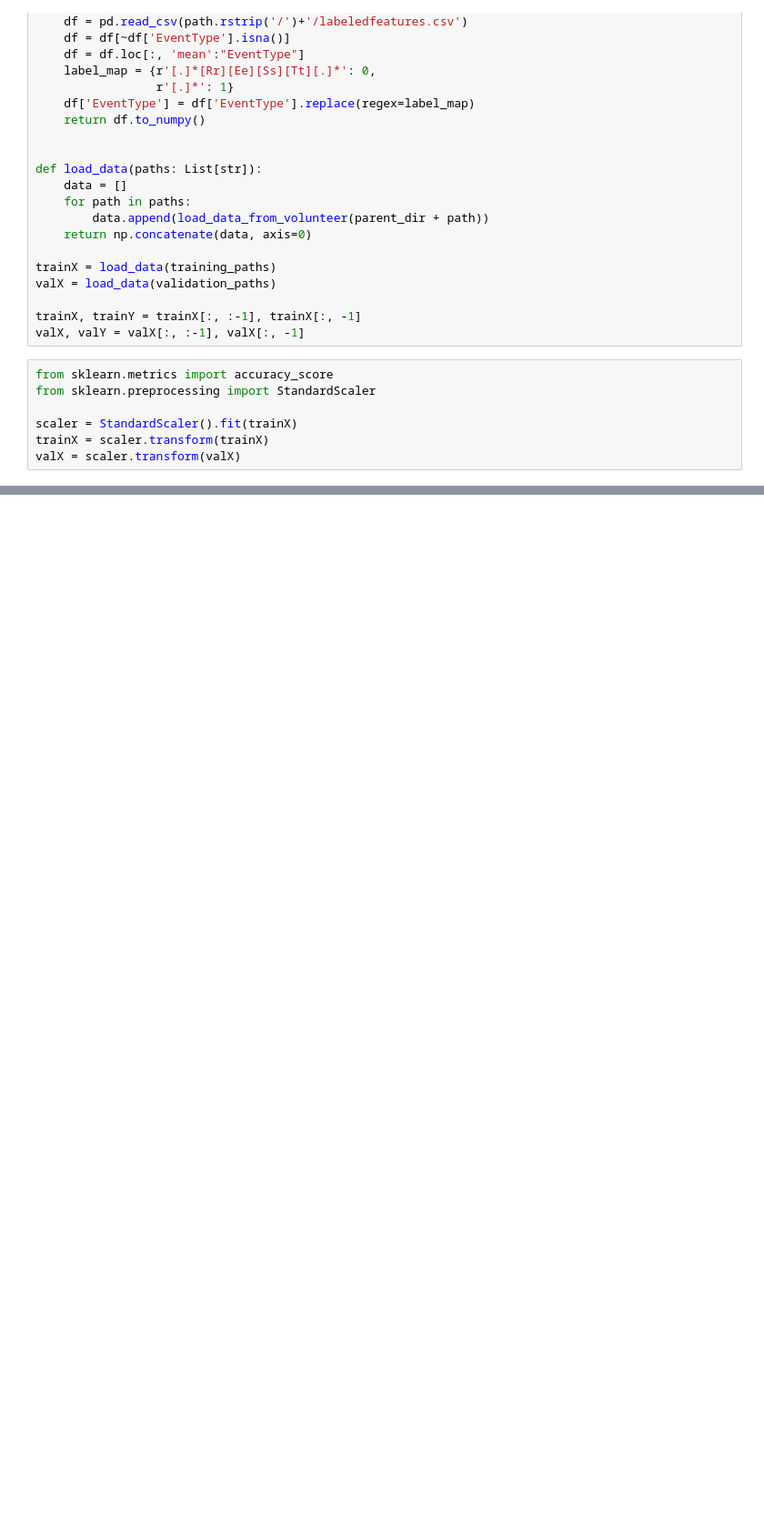
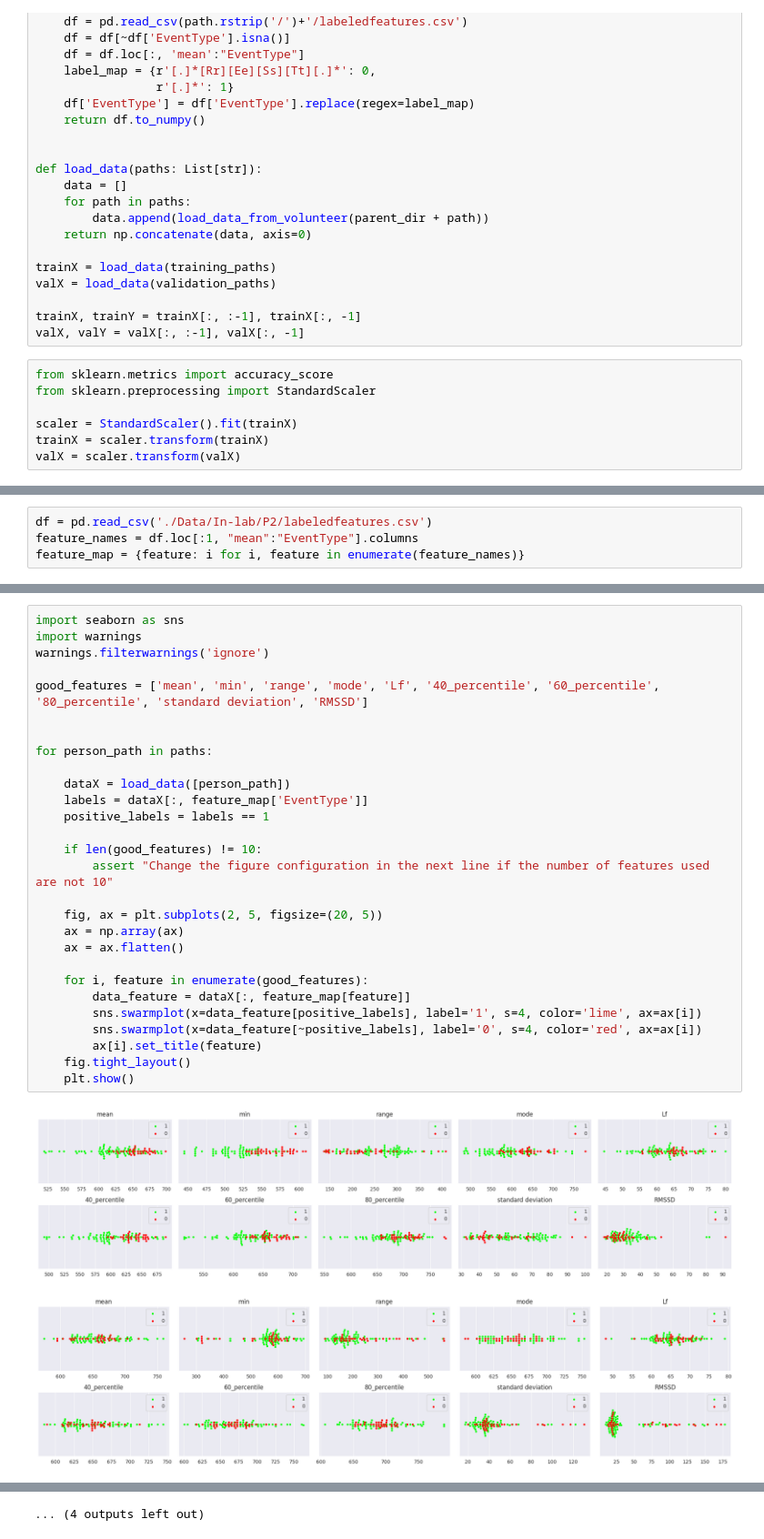
Before and after one commit to cmaspi/Healthcare, a Jupyter notebook: feature_based_classification.ipynb, the cells around one changed output, grey strips where cells are left out. Shown at 91% size. Saved outputs shown, nothing was run; the diff lists cells and outputs as text; blank space fills up the shorter version.

Commit message:
added plots to see separation b/w labels

```diff
--- a/feature_based_classification.ipynb
+++ b/feature_based_classification.ipynb
@@ -108,0 +111,4 @@ Training Accuracy: 1.0 | Validation Accuracy: 0.6506550218340611
+# %%
+df = pd.read_csv('./Data/In-lab/P2/labeledfeatures.csv')
+feature_names = df.loc[:1, "mean":"EventType"].columns
+feature_map = {feature: i for i, feature in enumerate(feature_names)}
@@ -108,0 +124,31 @@ Training Accuracy: 1.0 | Validation Accuracy: 0.6506550218340611
+# %%
+import seaborn as sns
+import warnings
+warnings.filterwarnings('ignore')
+
+good_features = ['mean', 'min', 'range', 'mode', 'Lf', '40_percentile', '60_percentile', '80_percentile', 'standard deviation', 'RMSSD']
+
+
+for person_path in paths:
+
+    dataX = load_data([person_path])
+    labels = dataX[:, feature_map['EventType']]
+    positive_labels = labels == 1
+
+    if len(good_features) != 10:
+        assert "Change the figure configuration in the next line if the number of features used are not 10"
+
+    fig, ax = plt.subplots(2, 5, figsize=(20, 5))
+    ax = np.array(ax)
+    ax = ax.flatten()
+
+    for i, feature in enumerate(good_features):
+        data_feature = dataX[:, feature_map[feature]]
+        sns.swarmplot(x=data_feature[positive_labels], label='1', s=4, color='lime', ax=ax[i])
+        sns.swarmplot(x=data_feature[~positive_labels], label='0', s=4, color='red', ax=ax[i])
+        ax[i].set_title(feature)
+    fig.tight_layout()
+    plt.show()
+# %% [output]
+[figure, added]
+[figure, added]
@@ -108,0 +165 @@ Training Accuracy: 1.0 | Validation Accuracy: 0.6506550218340611
+... (4 outputs left out)
```
Also changed, not shown: parts of 11 cells of this notebook.
